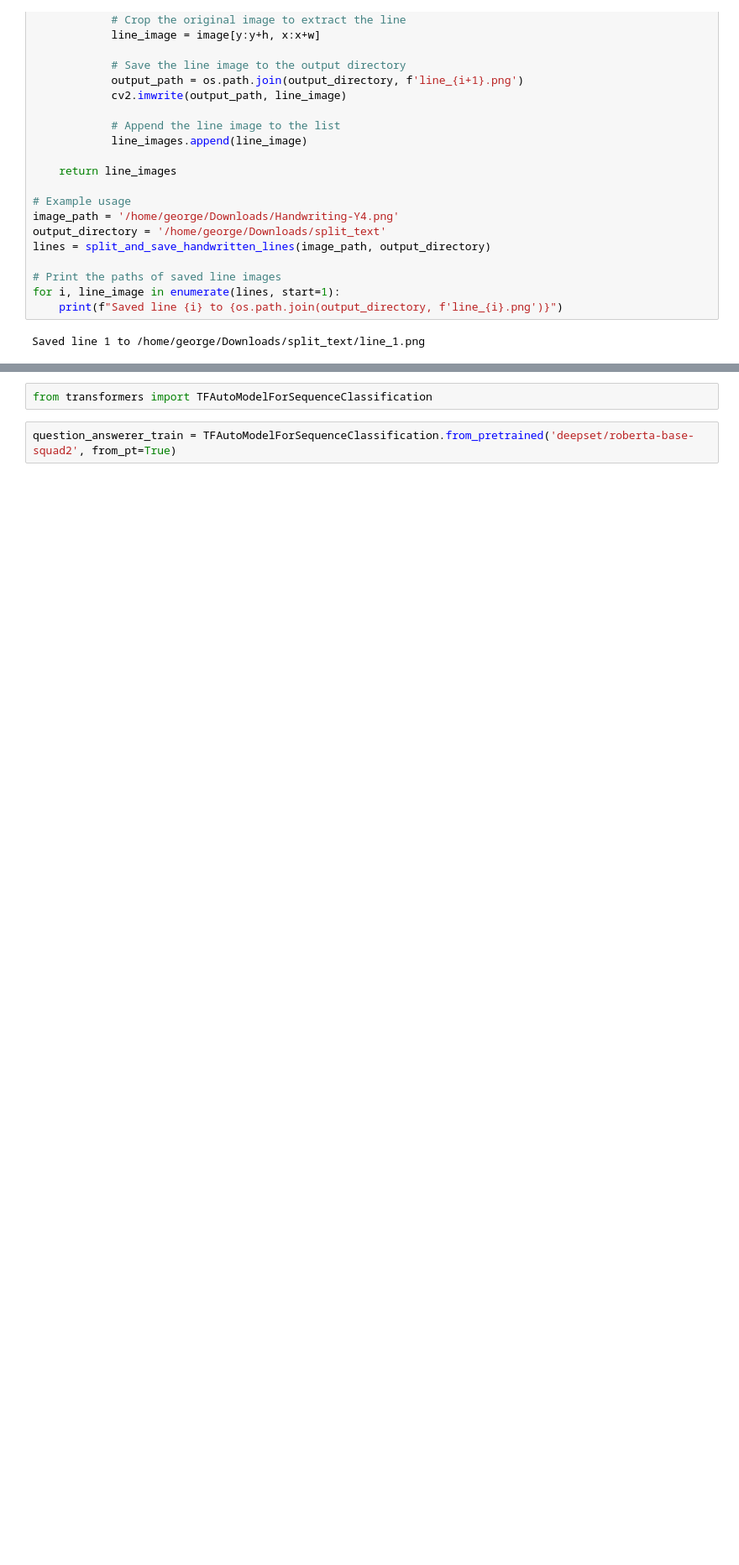
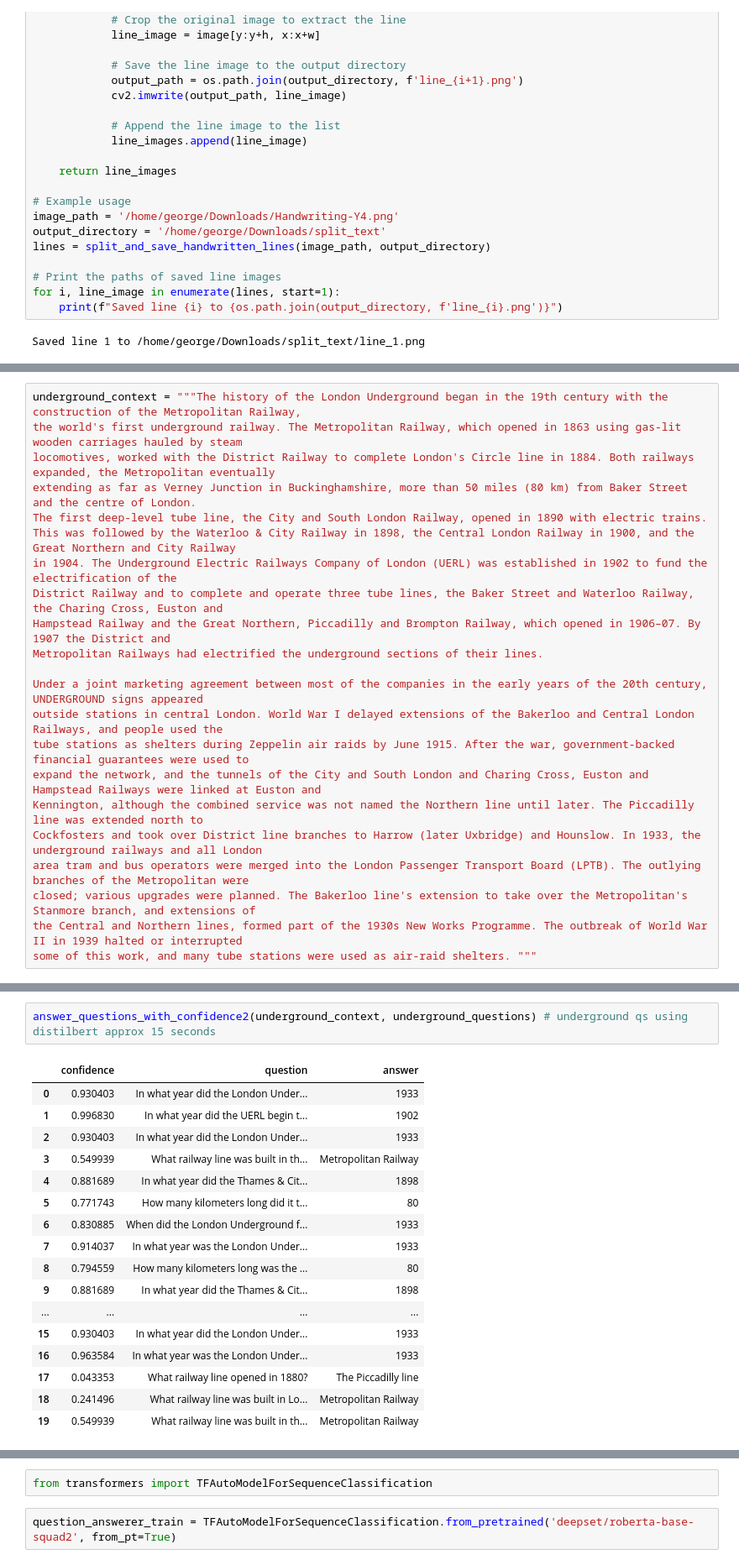
Before and after one commit to sjacob-07/quizachu, a Jupyter notebook: notebooks/GRDWilliams_answer_questions.ipynb, the cells around one changed output, grey strips where cells are left out. Shown: that part at 84% size. Cells and saved outputs as stored; diff of their text form; blank space fills up the shorter version.

```diff
--- a/notebooks/GRDWilliams_answer_questions.ipynb
+++ b/notebooks/GRDWilliams_answer_questions.ipynb
@@ -428,0 +436,22 @@ Saved line 1 to /home/george/Downloads/split_text/line_1.png
+# %%
+underground_context = """The history of the London Underground began in the 19th century with the construction of the Metropolitan Railway,
+the world's first underground railway. The Metropolitan Railway, which opened in 1863 using gas-lit wooden carriages hauled by steam
+locomotives, worked with the District Railway to complete London's Circle line in 1884. Both railways expanded, the Metropolitan eventually
+extending as far as Verney Junction in Buckinghamshire, more than 50 miles (80 km) from Baker Street and the centre of London.
+The first deep-level tube line, the City and South London Railway, opened in 1890 with electric trains.
+This was followed by the Waterloo & City Railway in 1898, the Central London Railway in 1900, and the Great Northern and City Railway
+in 1904. The Underground Electric Railways Company of London (UERL) was established in 1902 to fund the electrification of the
+District Railway and to complete and operate three tube lines, the Baker Street and Waterloo Railway, the Charing Cross, Euston and
+Hampstead Railway and the Great Northern, Piccadilly and Brompton Railway, which opened in 1906–07. By 1907 the District and
+Metropolitan Railways had electrified the underground sections of their lines.
+
+Under a joint marketing agreement between most of the companies in the early years of the 20th century, UNDERGROUND signs appeared
+outside stations in central London. World War I delayed extensions of the Bakerloo and Central London Railways, and people used the
+tube stations as shelters during Zeppelin air raids by June 1915. After the war, government-backed financial guarantees were used to
+expand the network, and the tunnels of the City and South London and Charing Cross, Euston and Hampstead Railways were linked at Euston and
+Kennington, although the combined service was not named the Northern line until later. The Piccadilly line was extended north to
+Cockfosters and took over District line branches to Harrow (later Uxbridge) and Hounslow. In 1933, the underground railways and all London
+area tram and bus operators were merged into the London Passenger Transport Board (LPTB). The outlying branches of the Metropolitan were
+closed; various upgrades were planned. The Bakerloo line's extension to take over the Metropolitan's Stanmore branch, and extensions of
+the Central and Northern lines, formed part of the 1930s New Works Programme. The outbreak of World War II in 1939 halted or interrupted
+some of this work, and many tube stations were used as air-raid shelters. """
@@ -428,0 +479,20 @@ Saved line 1 to /home/george/Downloads/split_text/line_1.png
+# %%
+answer_questions_with_confidence2(underground_context, underground_questions) # underground qs using distilbert approx 15 seconds
+# %% [output]
+|  | confidence | question | answer |
+| 0 | 0.930403 | In what year did the London Under... | 1933 |
+| 1 | 0.996830 | In what year did the UERL begin t... | 1902 |
+| 2 | 0.930403 | In what year did the London Under... | 1933 |
+| 3 | 0.549939 | What railway line was built in th... | Metropolitan Railway |
+| 4 | 0.881689 | In what year did the Thames & Cit... | 1898 |
+| 5 | 0.771743 | How many kilometers long did it t... | 80 |
+| 6 | 0.830885 | When did the London Underground f... | 1933 |
+| 7 | 0.914037 | In what year was the London Under... | 1933 |
+| 8 | 0.794559 | How many kilometers long was the ... | 80 |
+| 9 | 0.881689 | In what year did the Thames & Cit... | 1898 |
+| ... | ... | ... | ... |
+| 15 | 0.930403 | In what year did the London Under... | 1933 |
+| 16 | 0.963584 | In what year was the London Under... | 1933 |
+| 17 | 0.043353 | What railway line opened in 1880? | The Piccadilly line |
+| 18 | 0.241496 | What railway line was built in Lo... | Metropolitan Railway |
+| 19 | 0.549939 | What railway line was built in th... | Metropolitan Railway |
```
Also changed, not shown: parts of 67 cells of this notebook.
